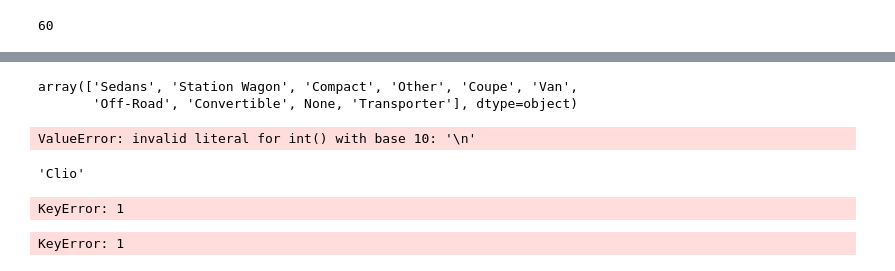
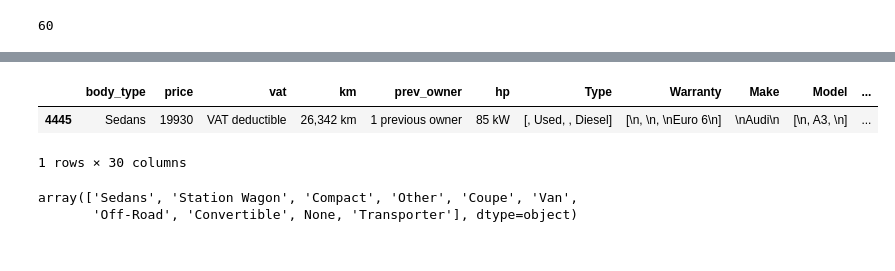
Before and after one commit to gulakkoc/Clarusway_DA, a Jupyter notebook: Projects/Capstone_Project/Capstone_Project_C8174_GulF.ipynb, the cells around one changed output, grey strips where cells are left out. Drawn from its saved outputs; the diff is of its cells as text; code cells hidden in the pictures.

```diff
--- a/Projects/Capstone_Project/Capstone_Project_C8174_GulF.ipynb
+++ b/Projects/Capstone_Project/Capstone_Project_C8174_GulF.ipynb
@@ -261,27 +261,16 @@ df1[df1.body_type.isnull()].sample(2).T
 | Gears | [\n6\n] | [\n6\n] |
 # %%
 df1[df1.body_type == 'Station wagon'] = "Station Wagon"
+# %%
+df1.sample(1)
+# %% [output]
+|  | body_type | price | vat | km | prev_owner | hp | Type | Warranty | Make | Model | ... |
+| 4445 | Sedans | 19930 | VAT deductible | 26,342 km | 1 previous owner | 85 kW | [, Used, , Diesel] | [\n, \n, \nEuro 6\n] | \nAudi\n | [\n, A3, \n] | ... |
+1 rows × 30 columns
 # %%
 df1.body_type.unique()
 # %% [output]
 array(['Sedans', 'Station Wagon', 'Compact', 'Other', 'Coupe', 'Van',
        'Off-Road', 'Convertible', None, 'Transporter'], dtype=object)
-# %%
-for i in df1.Model[(df1.Make == "\nRenault\n")]:
-    i = df1.Model[(df1.Make == "\nRenault\n")].iloc[i][1]
-    print(i)
-# %% [output]
-ValueError: invalid literal for int() with base 10: '\n'
 # %%
-df1.Model[(df1.Make == "\nRenault\n")].iloc[1][1]
+df1.Make = df1.Make.str.strip('\n')
-# %% [output]
-'Clio'
-# %%
-for i in df1.Model[(df1.Make == "\nRenault\n")]:
-    i = df1.Model[(df1.Make == "\nRenault\n")].iloc[:][1]
-# %% [output]
-KeyError: 1
-# %%
-df1.Model[(df1.Make == "\nRenault\n")].iloc[:][1]
-# %% [output]
-KeyError: 1
```
Also changed, not shown: parts of 19 cells of this notebook, 1 other file.
